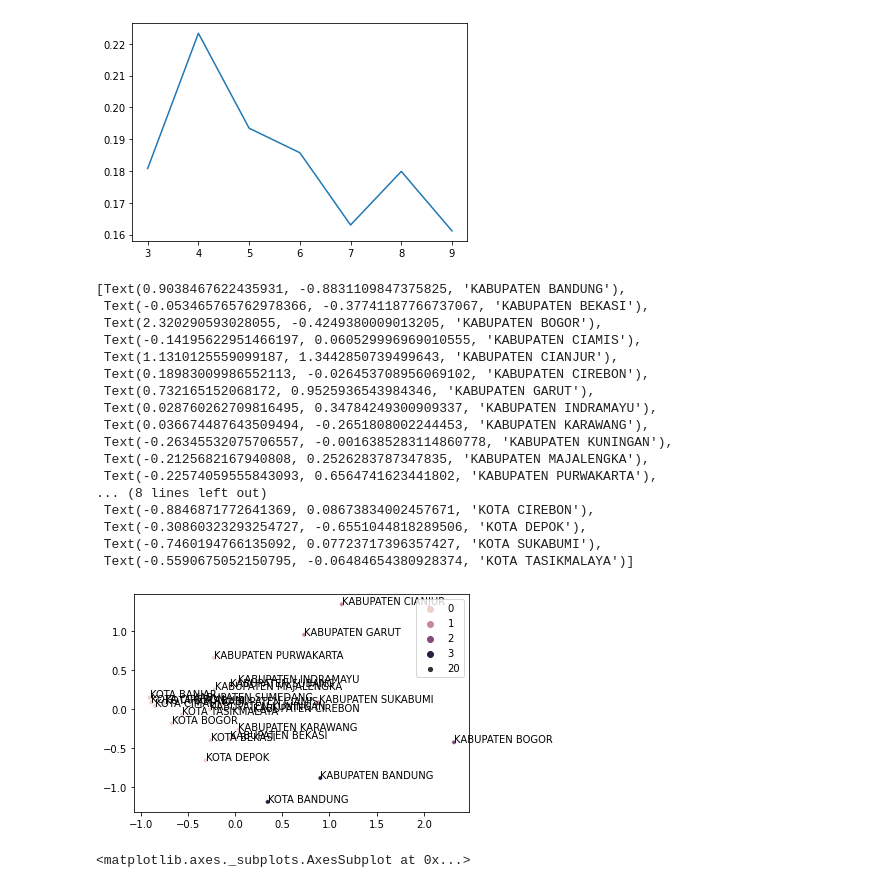
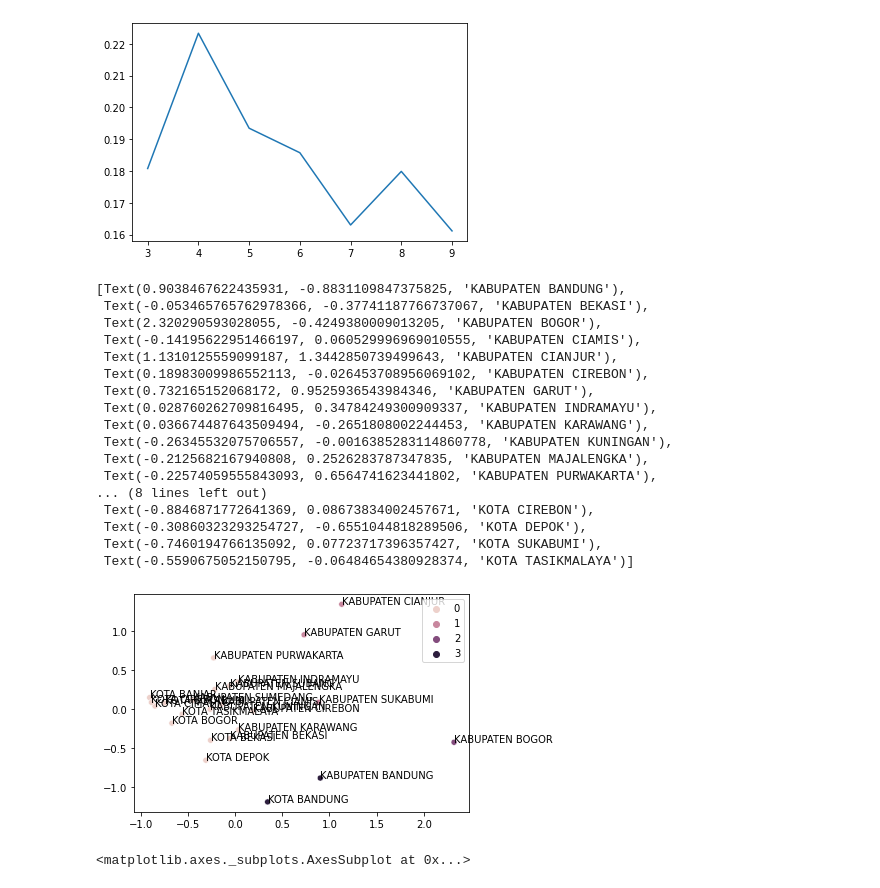
Before and after one commit to rampagezero/Project-TSDN, a Jupyter notebook: UMKM dan Hasil Bumi (1) (1).ipynb, the cells around one changed output. Cells and saved outputs as stored; diff of their text form; code cells hidden in the pictures.

```diff
--- a/UMKM dan Hasil Bumi (1) (1).ipynb
+++ b/UMKM dan Hasil Bumi (1) (1).ipynb
@@ -389,3 +393,10 @@ for i in range(0,len(dataset.columns)-1):
   plt.title(dataset.columns[i+1])
 # %% [output]
 [figure]
+# %%
+plt.figure(figsize=(20,10))
+for i in range(0,len(dataset.columns)-1):
+  plt.subplot(5,len(dataset.columns)//4,i+1)
+  plt.hist(dataset.iloc[:,i+1])
+  plt.title(dataset.columns[i+1])
+  plt.tight_layout()
@@ -439,30 +479,30 @@ sns.lineplot(x=y,y=x)
 # %%
 from sklearn.decomposition import PCA
 pca=PCA(n_components=2)
 x=train.values
 temp=pca.fit_transform(x)
 model2=KMeans(n_clusters=4,random_state=3).fit(temp)
-sns.scatterplot(x=temp[:,0],y=temp[:,1],hue=model2.labels_,size=20)
+sns.scatterplot(x=temp[:,0],y=temp[:,1],hue=model2.labels_)
 [plt.text(x=temp[i,0],y=temp[i,1],s=dataset.iloc[i,0]) for i in range(0,dataset.shape[0])]
 # %% [output]
 [Text(0.9038467622435931, -0.8831109847375825, 'KABUPATEN BANDUNG'),
  Text(-0.053465765762978366, -0.37741187766737067, 'KABUPATEN BEKASI'),
  Text(2.320290593028055, -0.4249380009013205, 'KABUPATEN BOGOR'),
  Text(-0.14195622951466197, 0.060529996969010555, 'KABUPATEN CIAMIS'),
  Text(1.1310125559099187, 1.3442850739499643, 'KABUPATEN CIANJUR'),
  Text(0.18983009986552113, -0.026453708956069102, 'KABUPATEN CIREBON'),
  Text(0.732165152068172, 0.9525936543984346, 'KABUPATEN GARUT'),
  Text(0.028760262709816495, 0.34784249300909337, 'KABUPATEN INDRAMAYU'),
  Text(0.036674487643509494, -0.2651808002244453, 'KABUPATEN KARAWANG'),
  Text(-0.26345532075706557, -0.0016385283114860778, 'KABUPATEN KUNINGAN'),
  Text(-0.2125682167940808, 0.2526283787347835, 'KABUPATEN MAJALENGKA'),
  Text(-0.22574059555843093, 0.6564741623441802, 'KABUPATEN PURWAKARTA'),
 ... (8 lines left out)
  Text(-0.8846871772641369, 0.08673834002457671, 'KOTA CIREBON'),
  Text(-0.30860323293254727, -0.6551044818289506, 'KOTA DEPOK'),
  Text(-0.7460194766135092, 0.07723717396357427, 'KOTA SUKABUMI'),
  Text(-0.5590675052150795, -0.06484654380928374, 'KOTA TASIKMALAYA')]
-[figure, old version]
+[figure, new version]
 # %%
 clustered=train.copy()
 clustered['Labels']=model2.labels_
```
Also changed, not shown: parts of 9 cells of this notebook.
